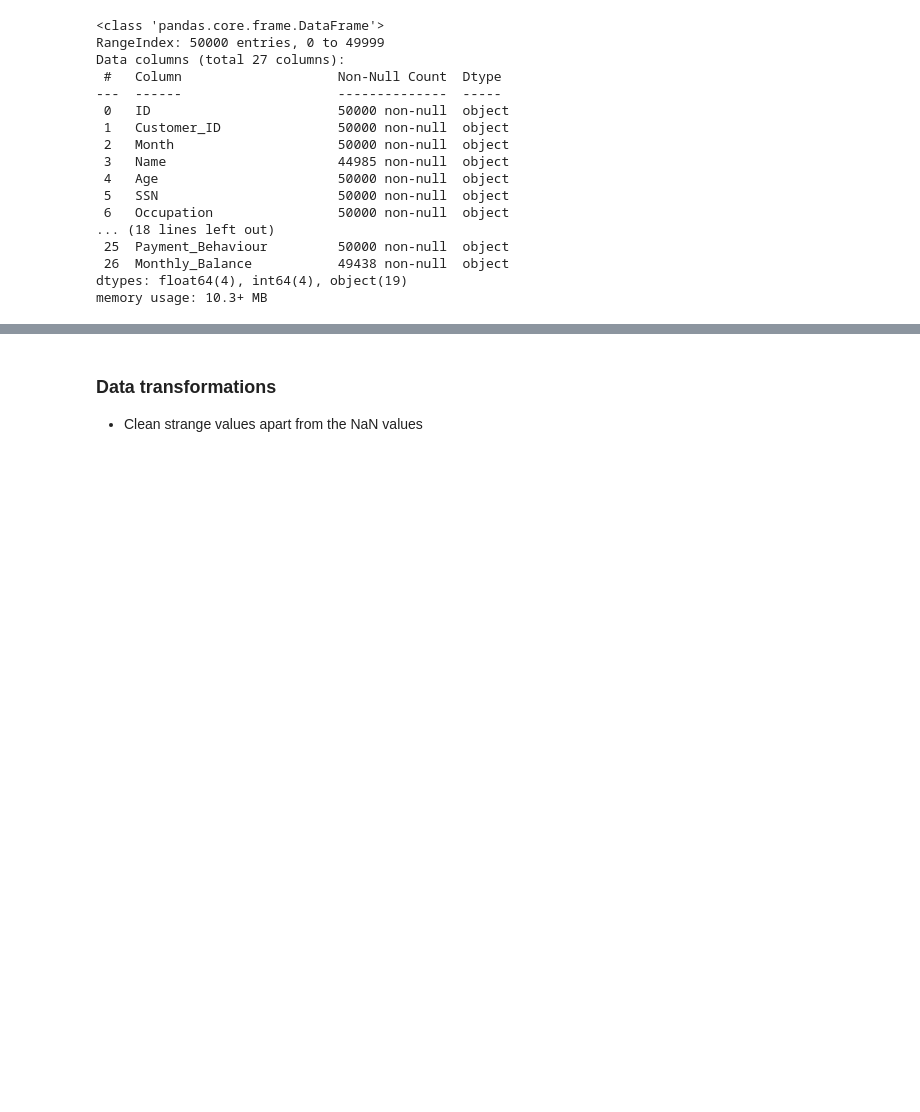
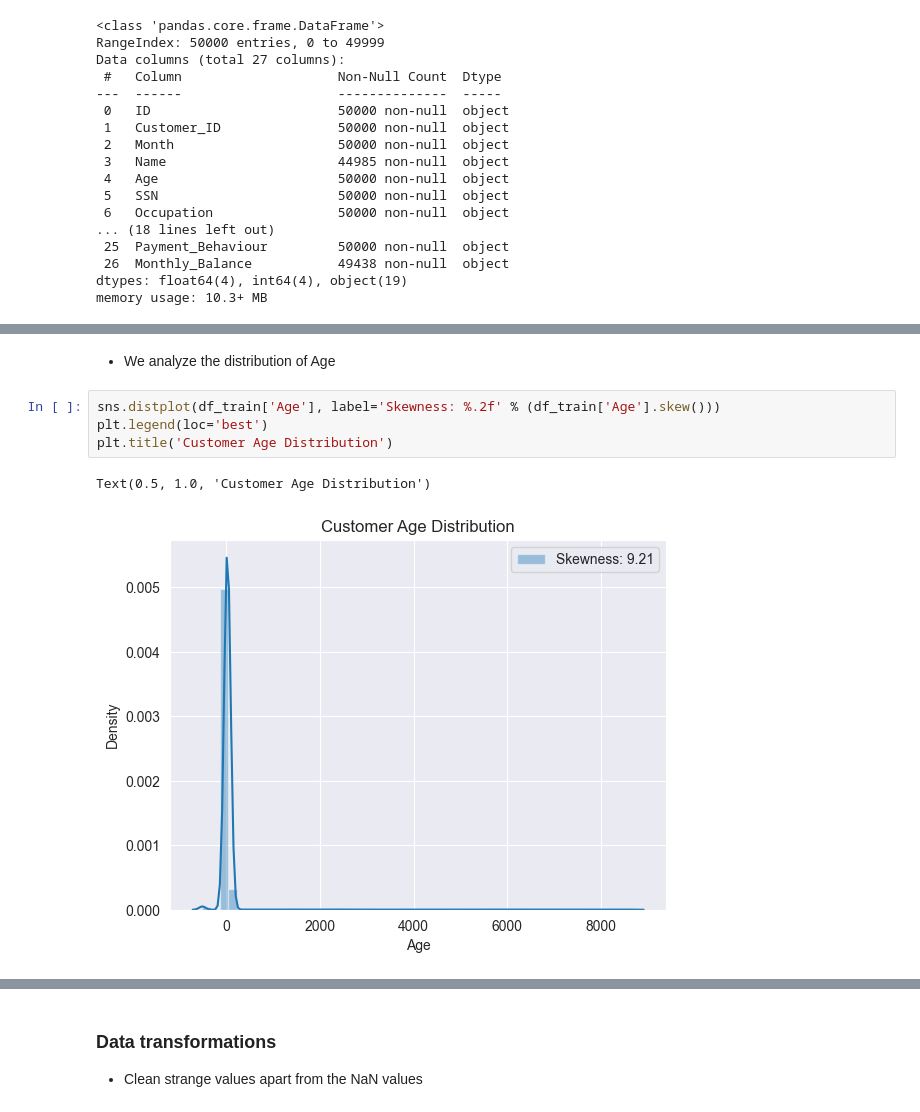
Before and after one commit to sergioKmoralesV/ai-proj-methodology-final, a Jupyter notebook: notebooks/eda.ipynb, the cells around one changed output, grey strips where cells are left out. Saved outputs shown, nothing was run; the diff lists cells and outputs as text; blank space fills up the shorter version.

```diff
--- a/notebooks/eda.ipynb
+++ b/notebooks/eda.ipynb
@@ -130,0 +138,9 @@ memory usage: 10.3+ MB
+# %% [markdown]
+- We analyze the distribution of Age
+# %%
+sns.distplot(df_train['Age'], label='Skewness: %.2f' % (df_train['Age'].skew()))
+plt.legend(loc='best')
+plt.title('Customer Age Distribution')
+# %% [output]
+Text(0.5, 1.0, 'Customer Age Distribution')
+[figure, added]
```
Also changed, not shown: parts of 8 cells of this notebook.
